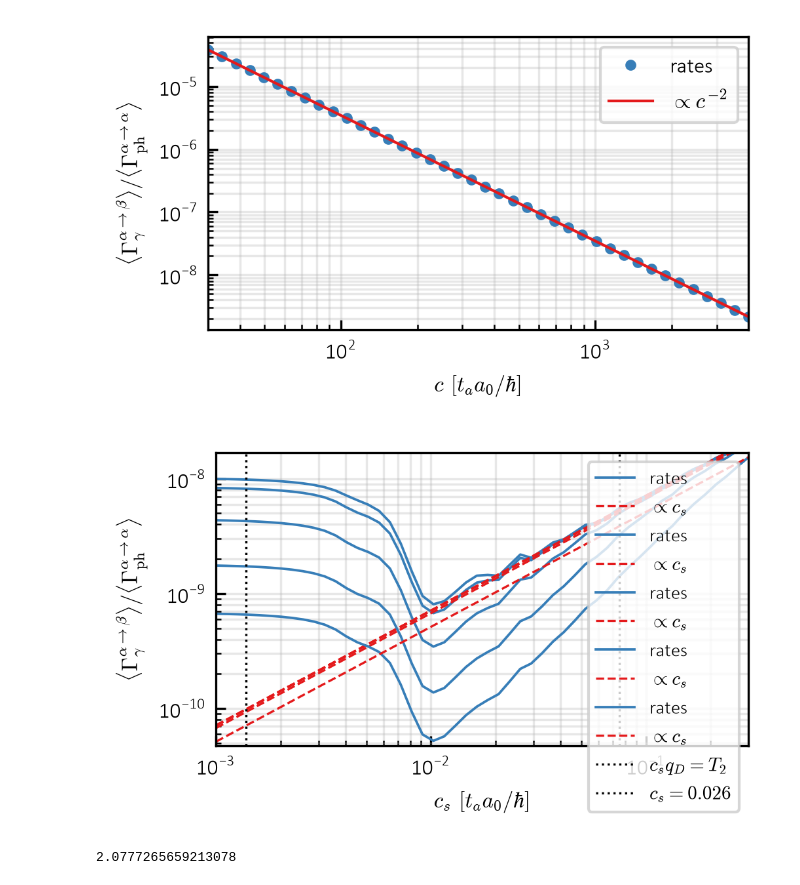
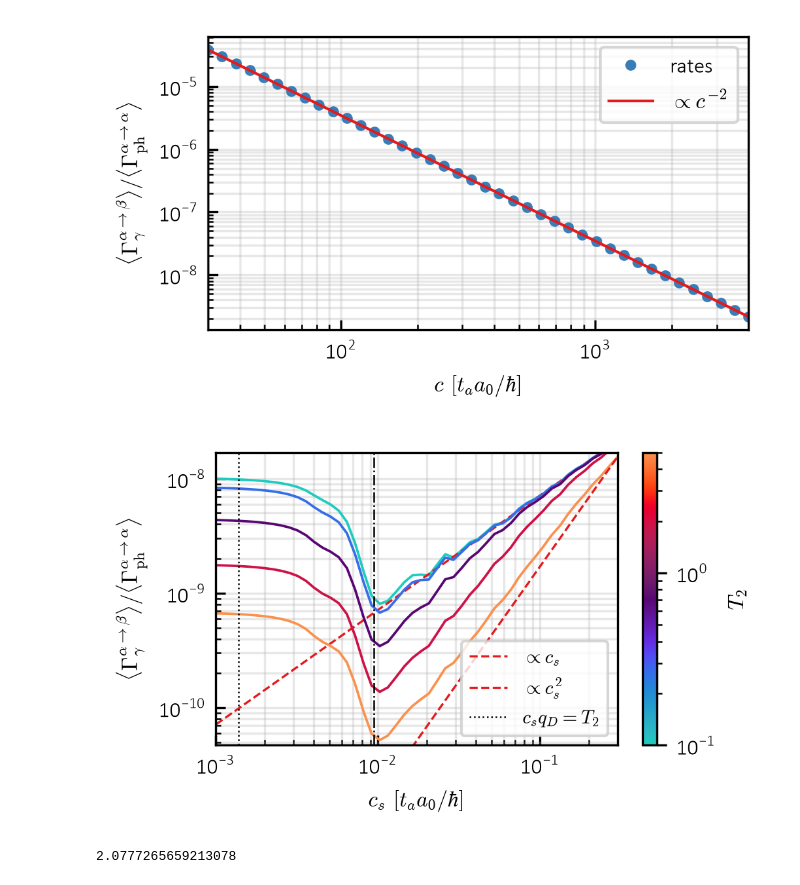
Before and after one commit to korl-z/IJS-F1, a Jupyter notebook: Koda/EI_cutoff/reformated_EI.ipynb, the cells around one changed output. Cells and saved outputs as stored; diff of their text form; code cells hidden in the pictures.

Commit message:
plot numericno razmerje update, zapiski za binned approach

```diff
--- a/Koda/EI_cutoff/reformated_EI.ipynb
+++ b/Koda/EI_cutoff/reformated_EI.ipynb
@@ -216,32 +220,42 @@ from matplotlib.colors import Normalize
 # %%
 vs = np.geomspace(0.001, 0.3, 50)  # phonon speed c_s
 gm = out(S.rates(md, g, s.st, B.pack([B.Cavity(t1, w0=0.1, gam=0.01)], md, g)))[0].mean()  # independent of c_s
 ts = np.geomspace(0.1, 5., 5)
 
 fig, ax = plt.subplots(figsize=(3.47412, 0.6 * 3.47412))
+cmap = cmaps.guppy_r
+norm = LogNorm(vmin=ts[0], vmax=ts[-1])
 
-for tref in ts:
+for idx, tref in enumerate(ts):
     pr = []
     for v in vs:
         r = S.rates(md, g, s.st, B.pack([B.Chord(tref *tc, cs=v, gam=0.002, amp=4.2e-6, tpa=1.0, tpb=-1.0, nq=1024)], md, g))
         pr.append(out(np.where(same, r, 0.0))[0].mean())
     rv = gm / np.array(pr)
 
-    ax.loglog(vs, rv, "-", color=SET1_LIST[1], label="rates", lw=0.9)
-    ax.loglog(vs, rv[-1] * (vs / vs[-1]), "--", color=SET1_LIST[0], lw=0.8, label=r"$\propto c_s$")
+    ax.loglog(vs, rv, "-", color=cmap(norm(tref)), lw=0.9)
+    if idx == 0:
+        ax.loglog(vs, rv[-1] * (vs / vs[-1]), "--", color=SET1_LIST[0], lw=0.8, label=r"$\propto c_s$")
+    elif idx == len(ts) - 1:
+        ax.loglog(vs, rv[-1] * (vs / vs[-1]) ** 2, "--", color=SET1_LIST[0], lw=0.8, label=r"$\propto c_s^2$")
+
+sm = ScalarMappable(cmap=cmap, norm=norm)
+cbar = fig.colorbar(sm, ax=ax)
+cbar.set_label(r"$T_2$")
+
 ax.set_ylim( rv.min()*0.9, rv.max()*1.1)
-ax.axvline(t2 / B.QD, color="k", ls=":", lw=0.8, label=r"$c_s q_D=T_2$")
-ax.axvline(64/B.QD * 1/240, color="k", ls=":", lw=0.8, label=r"$c_s=0.026$")
+ax.axvline(t2 / B.QD, color="k", ls=":", lw=0.6, label=r"$c_s q_D=T_2$")
+ax.axvline(8/240 / 3.54, color="k", ls="-.", lw=0.6)
 ax.set_xlim(vs[0], vs[-1])
 ax.set_xlabel(r"$c_s\ [t_a a_0/\hbar]$")
 ax.set_ylabel(r"$\langle\Gamma^{\alpha\to\beta}_{\gamma}\rangle/\langle\Gamma^{\alpha\to\alpha}_{\rm ph}\rangle$")
 ax.grid(alpha=0.3, which="both")
 ax.tick_params(which="both", direction="in")
 ax.legend(fontsize=7)
 plt.tight_layout()
 plt.show()
 # %% [output]
-[figure, old version]
+[figure, new version]
 # %%
 print(0.1/tc)
 # %% [output]
```
Also changed, not shown: parts of 3 cells of this notebook, 1 other file.
